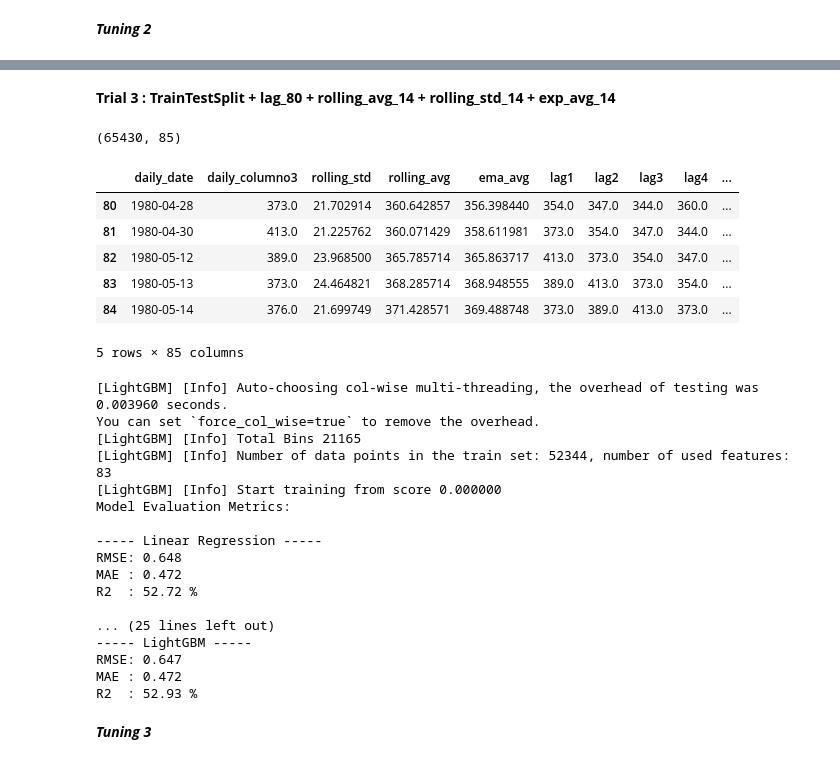
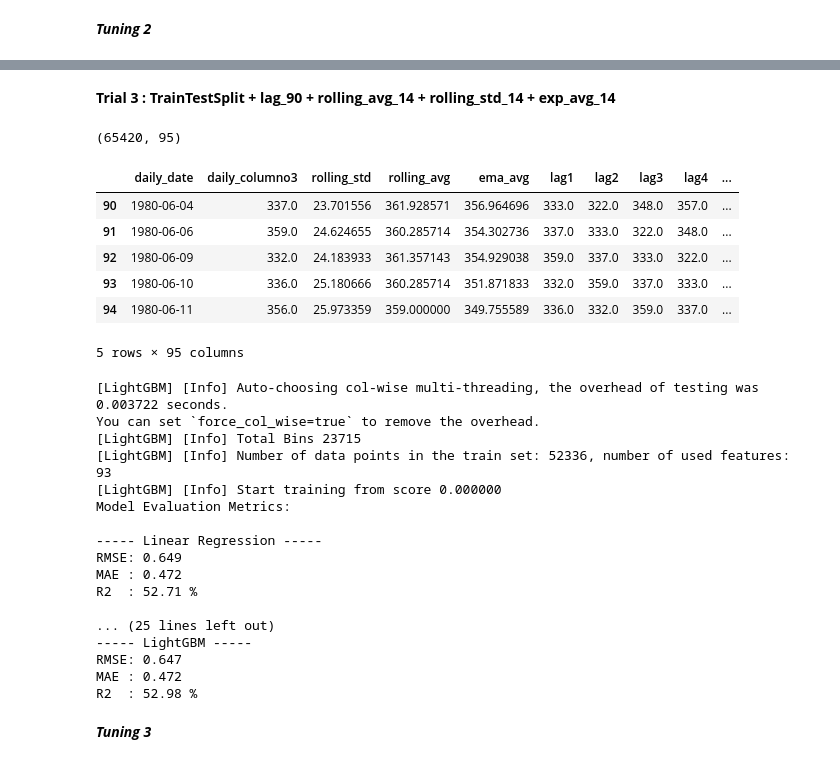
Before and after one commit to Abir784/Predictve-analysis-of-ozone-layer-using-ML, a Jupyter notebook: trial_and_error_using_normal_spliting.ipynb, the cells around one changed output, grey strips where cells are left out. Saved outputs shown, nothing was run; the diff lists cells and outputs as text; code cells hidden in the pictures.

```diff
--- a/trial_and_error_using_normal_spliting.ipynb
+++ b/trial_and_error_using_normal_spliting.ipynb
@@ -94,7 +94,7 @@ df1['rolling_avg'] = df1['daily_columno3'].shift(1).rolling(window=7).mean()
 df1['ema_avg'] = df1['daily_columno3'].shift(1).ewm(span=7, adjust=False).mean()
 
 
-for i in range(1, 61):
+for i in range(1, 71):
     df1[f'lag{i}'] = df1['daily_columno3'].shift(i)
 
 
@@ -335,7 +335,7 @@ df2['rolling_std'] = df2['daily_columno3'].shift(1).rolling(window=3).std()
 df2['ema_avg'] = df2['daily_columno3'].shift(1).ewm(span=3, adjust=False).mean()
 
 
-for i in range(1, 31):
+for i in range(1, 41):
     df2[f'lag{i}'] = df2['daily_columno3'].shift(i)
 
 
@@ -541,38 +555,38 @@ for name, metrics in results.items():
 # %% [markdown]
-**Trial 3 : TrainTestSplit + lag_80 + rolling_avg_14 + rolling_std_14 + exp_avg_14**
+**Trial 3 : TrainTestSplit + lag_90 + rolling_avg_14 + rolling_std_14 + exp_avg_14**
 # %%
 # 2. Sort the dataframe by the full date (oldest to latest)
 df3=df.copy()
 df3 = df3.sort_values('daily_date', ascending=True).reset_index(drop=True)
 
 # Rolling average feature (3-day) - To Avoid data leakage, we shift the column by 1 day
 df3['rolling_std'] = df3['daily_columno3'].shift(1).rolling(window=14).std()
 df3['rolling_avg'] = df3['daily_columno3'].shift(1).rolling(window=14).mean()
 
 # Exponential moving average feature (7-day) - To Avoid data leakage, we shift the column by 1 day
 df3['ema_avg'] = df3['daily_columno3'].shift(1).ewm(span=14, adjust=False).mean()
 
 
-for i in range(1, 81):
+for i in range(1, 91):
     df3[f'lag{i}'] = df3['daily_columno3'].shift(i)
 
 
 df3.dropna(inplace=True)
 print(df3.shape)
 df3.head()
 # %% [output]
-(65430, 85)
+(65420, 95)
 |  | daily_date | daily_columno3 | rolling_std | rolling_avg | ema_avg | lag1 | lag2 | lag3 | lag4 | ... |
-| 80 | 1980-04-28 | 373.0 | 21.702914 | 360.642857 | 356.398440 | 354.0 | 347.0 | 344.0 | 360.0 | ... |
-| 81 | 1980-04-30 | 413.0 | 21.225762 | 360.071429 | 358.611981 | 373.0 | 354.0 | 347.0 | 344.0 | ... |
-| 82 | 1980-05-12 | 389.0 | 23.968500 | 365.785714 | 365.863717 | 413.0 | 373.0 | 354.0 | 347.0 | ... |
-| 83 | 1980-05-13 | 373.0 | 24.464821 | 368.285714 | 368.948555 | 389.0 | 413.0 | 373.0 | 354.0 | ... |
-| 84 | 1980-05-14 | 376.0 | 21.699749 | 371.428571 | 369.488748 | 373.0 | 389.0 | 413.0 | 373.0 | ... |
+| 90 | 1980-06-04 | 337.0 | 23.701556 | 361.928571 | 356.964696 | 333.0 | 322.0 | 348.0 | 357.0 | ... |
+| 91 | 1980-06-06 | 359.0 | 24.624655 | 360.285714 | 354.302736 | 337.0 | 333.0 | 322.0 | 348.0 | ... |
+| 92 | 1980-06-09 | 332.0 | 24.183933 | 361.357143 | 354.929038 | 359.0 | 337.0 | 333.0 | 322.0 | ... |
+| 93 | 1980-06-10 | 336.0 | 25.180666 | 360.285714 | 351.871833 | 332.0 | 359.0 | 337.0 | 333.0 | ... |
+| 94 | 1980-06-11 | 356.0 | 25.973359 | 359.000000 | 349.755589 | 336.0 | 332.0 | 359.0 | 337.0 | ... |
-5 rows × 85 columns
+5 rows × 95 columns
 # %%
 minmax_x = StandardScaler()
 minmax_y= StandardScaler()
-lag_features = [f'lag{i}' for i in range(1, 81)]
+lag_features = [f'lag{i}' for i in range(1, 91)]
 lag_features.append('rolling_avg')
 lag_features.append('rolling_std')
 lag_features.append('ema_avg')
@@ -627,23 +641,23 @@ for name, res in results.items():
     print(f"MAE : {res['MAE']:.3f}")
     print(f"R2  : {(res['R2']*100):.2f} %\n")
 # %% [output]
-[LightGBM] [Info] Auto-choosing col-wise multi-threading, the overhead of testing was 0.003960 seconds.
+[LightGBM] [Info] Auto-choosing col-wise multi-threading, the overhead of testing was 0.003722 seconds.
 You can set `force_col_wise=true` to remove the overhead.
-[LightGBM] [Info] Total Bins 21165
-[LightGBM] [Info] Number of data points in the train set: 52344, number of used features: 83
+[LightGBM] [Info] Total Bins 23715
+[LightGBM] [Info] Number of data points in the train set: 52336, number of used features: 93
 [LightGBM] [Info] Start training from score 0.000000
 Model Evaluation Metrics:
 
 ----- Linear Regression -----
-RMSE: 0.648
+RMSE: 0.649
 MAE : 0.472
-R2  : 52.72 %
+R2  : 52.71 %
 
 ... (25 lines left out)
 ----- LightGBM -----
 RMSE: 0.647
 MAE : 0.472
-R2  : 52.93 %
+R2  : 52.98 %
 # %% [markdown]
 ***Tuning 3***
 # %%
```
Also changed, not shown: parts of 26 cells of this notebook.
